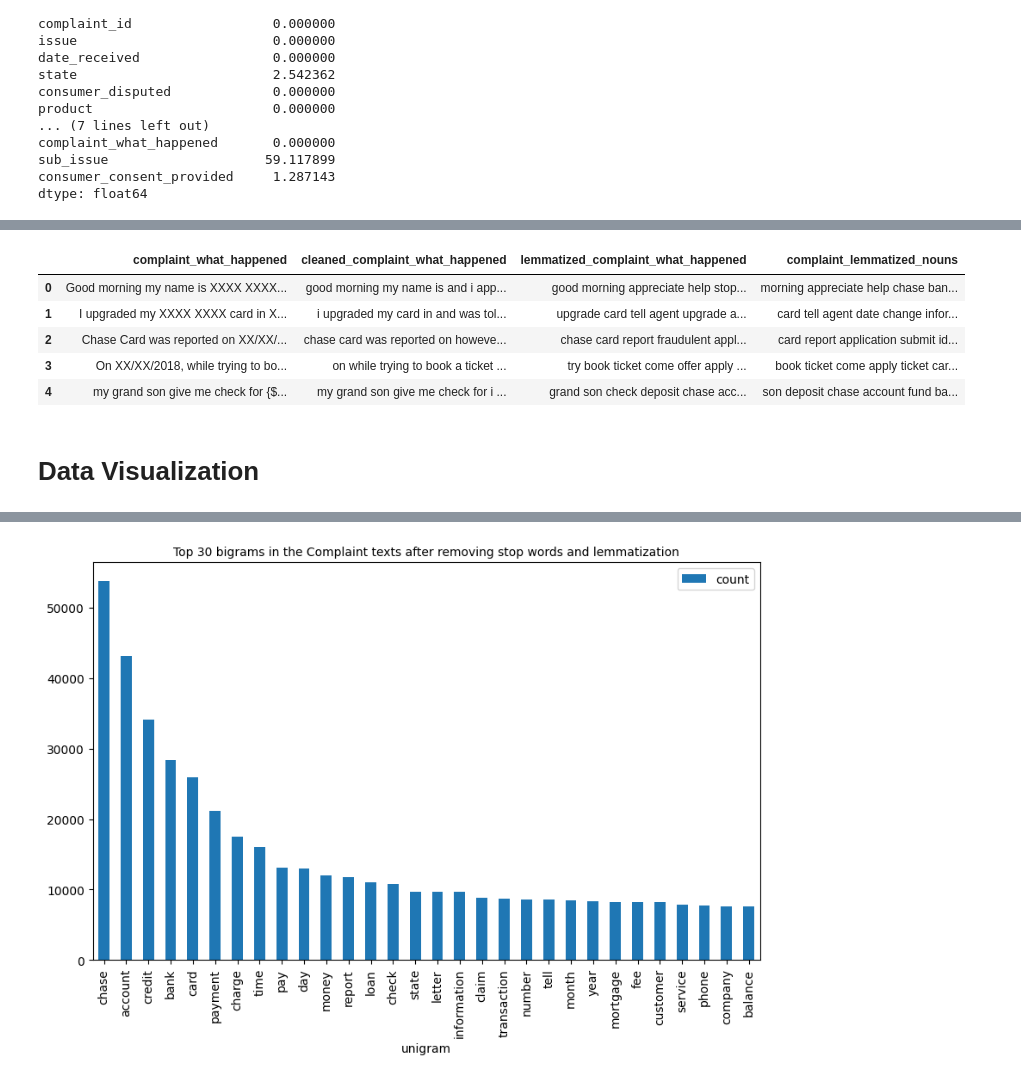
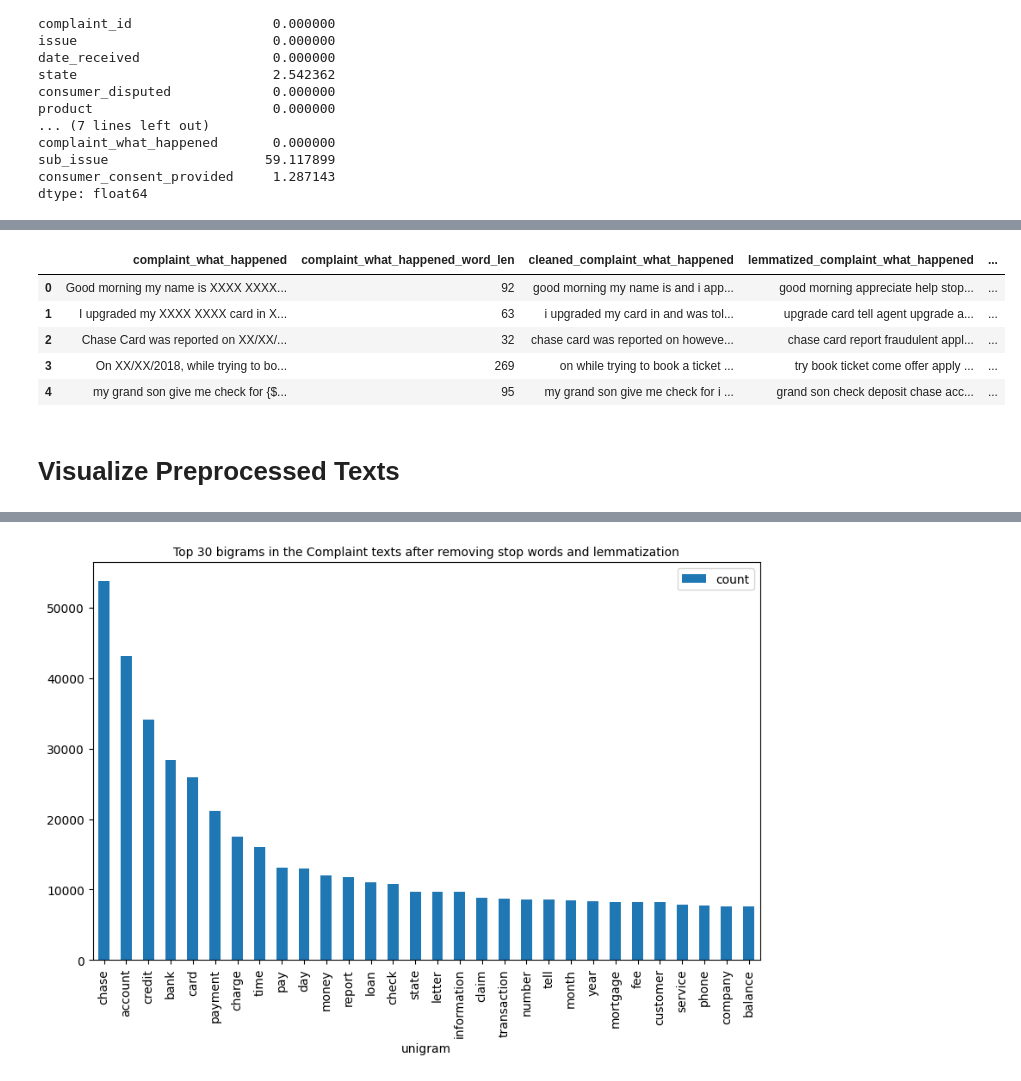
Before and after one commit to marcellinus-witarsah/customer-complaints-classification, a Jupyter notebook: notebooks/20240621-topic-modelling.ipynb, the cells around one changed output, grey strips where cells are left out. Saved outputs shown, nothing was run; the diff lists cells and outputs as text; code cells hidden in the pictures.

Commit message:
adding exploratory data analyata analysis

```diff
--- a/notebooks/20240621-topic-modelling.ipynb
+++ b/notebooks/20240621-topic-modelling.ipynb
@@ -67,0 +108,4 @@ dtype: float64
+# %%
+# Check text total words distribution:
+df['complaint_what_happened_word_len'] = df['complaint_what_happened'].str.split().map(lambda x: len(x))
+plot_hist_box(df, 'complaint_what_happened_word_len', (12, 5))
@@ -79 +142,5 @@ DataFrame shape: (78313, 22)
 DataFrame shape (after dropping NaN values): (21072, 1)
+# %%
+# Count the total words inside each text:
+df['complaint_what_happened_word_len'] = df['complaint_what_happened'].str.split().map(lambda x: len(x))
+df.sort_values(by='complaint_what_happened_word_len')
@@ -79,0 +161,3 @@ DataFrame shape (after dropping NaN values): (21072, 1)
+# %%
+# Remove text that doesn't have any spaces:
+df = df[df['complaint_what_happened_word_len'] != 1]
@@ -80,6 +166,6 @@ DataFrame shape (after dropping NaN values): (21072, 1)
 # %%
 # Functions
-def normalize_text(text: str) -> str:
+def lower_text(text: str) -> str:
     """Normalize a text.
 
     Args:
@@ -87,7 +173,7 @@ def normalize_text(text: str) -> str:
     Returns:
         str: normalized text.
     """
-    return text.lower().strip()
+    return text.lower()
 
 def remove_punctuations(text) -> str:
     """Remove punctuations from a text.
@@ -147,7 +233,7 @@ def clean_text(text: str) -> str:
     Returns:
         str: cleaned text.
     """
-    text = normalize_text(text)
+    text = lower_text(text)
     text = remove_punctuations(text)
     text = remove_word_brackets(text)
     text = remove_word_numbers(text)
@@ -155,6 +241,7 @@ def clean_text(text: str) -> str:
     text = remove_extra_spaces(text)
     return text
 
+
 # Text cleaning
 df['cleaned_complaint_what_happened'] = df['complaint_what_happened'].apply(clean_text)
 # %%
@@ -212,26 +319,26 @@ df.head()
 # %%
 # Extract nouns which leads us to the topic
-def extract_singular_nouns(text):
+def extract_nouns(text):
     blob = TextBlob(text)
     return ' '.join([word for word, tag in blob.tags if tag=='NN'])
 
 # Applying the function to create a new column containing only singular nouns
-df["complaint_lemmatized_nouns"] =  df['lemmatized_complaint_what_happened'].apply(extract_singular_nouns)
+df["complaint_lemmatized_nouns"] =  df['lemmatized_complaint_what_happened'].apply(extract_nouns)
 
 # View the dataframe
 df.head()
 # %% [output]
-|  | complaint_what_happened | cleaned_complaint_what_happened | lemmatized_complaint_what_happened | complaint_lemmatized_nouns |
-| 0 | Good morning my name is XXXX XXXX... | good morning my name is and i app... | good morning appreciate help stop... | morning appreciate help chase ban... |
-| 1 | I upgraded my XXXX XXXX card in X... | i upgraded my card in and was tol... | upgrade card tell agent upgrade a... | card tell agent date change infor... |
-| 2 | Chase Card was reported on XX/XX/... | chase card was reported on howeve... | chase card report fraudulent appl... | card report application submit id... |
-| 3 | On XX/XX/2018, while trying to bo... | on while trying to book a ticket ... | try book ticket come offer apply ... | book ticket come apply ticket car... |
-| 4 | my grand son give me check for {$... | my grand son give me check for i ... | grand son check deposit chase acc... | son deposit chase account fund ba... |
+|  | complaint_what_happened | complaint_what_happened_word_len | cleaned_complaint_what_happened | lemmatized_complaint_what_happened | ... |
+| 0 | Good morning my name is XXXX XXXX... | 92 | good morning my name is and i app... | good morning appreciate help stop... | ... |
+| 1 | I upgraded my XXXX XXXX card in X... | 63 | i upgraded my card in and was tol... | upgrade card tell agent upgrade a... | ... |
+| 2 | Chase Card was reported on XX/XX/... | 32 | chase card was reported on howeve... | chase card report fraudulent appl... | ... |
+| 3 | On XX/XX/2018, while trying to bo... | 269 | on while trying to book a ticket ... | try book ticket come offer apply ... | ... |
+| 4 | my grand son give me check for {$... | 95 | my grand son give me check for i ... | grand son check deposit chase acc... | ... |
 # %%
 # Save data
 df.to_csv("../data/processed/preprocessed_texts.csv", index=False)
-# %% [markdown]
-# Data Visualization
+# %% [markdown]
+# Visualize Preprocessed Texts
 # %%
 # Load data
 df = pd.read_csv("../data/processed/preprocessed_texts.csv")
```
Also changed, not shown: parts of 27 cells of this notebook, 6 other files.
